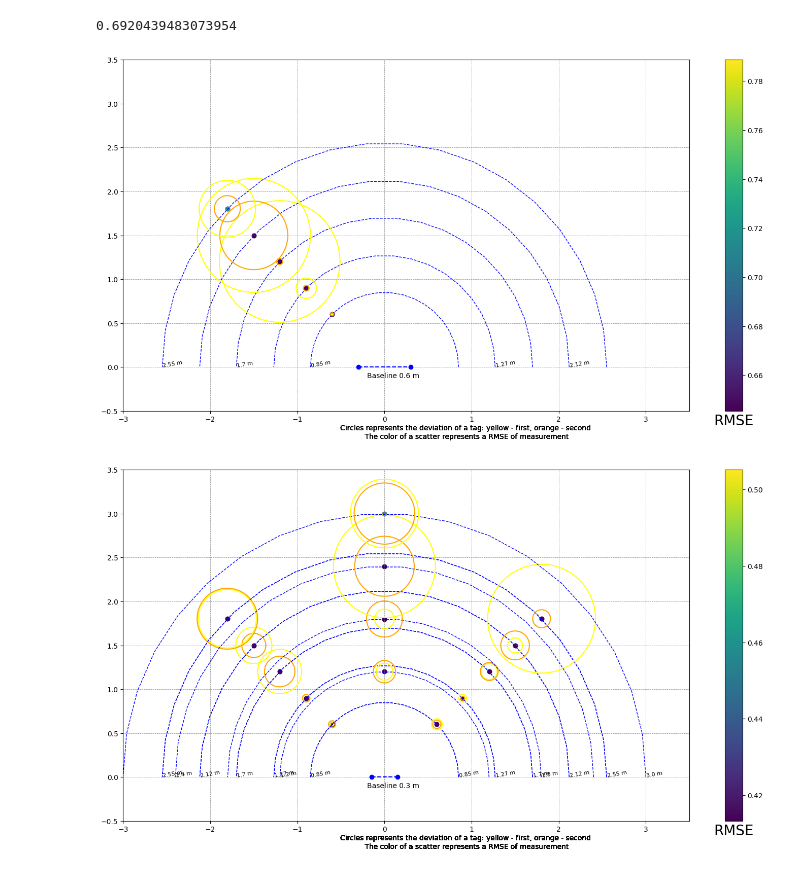
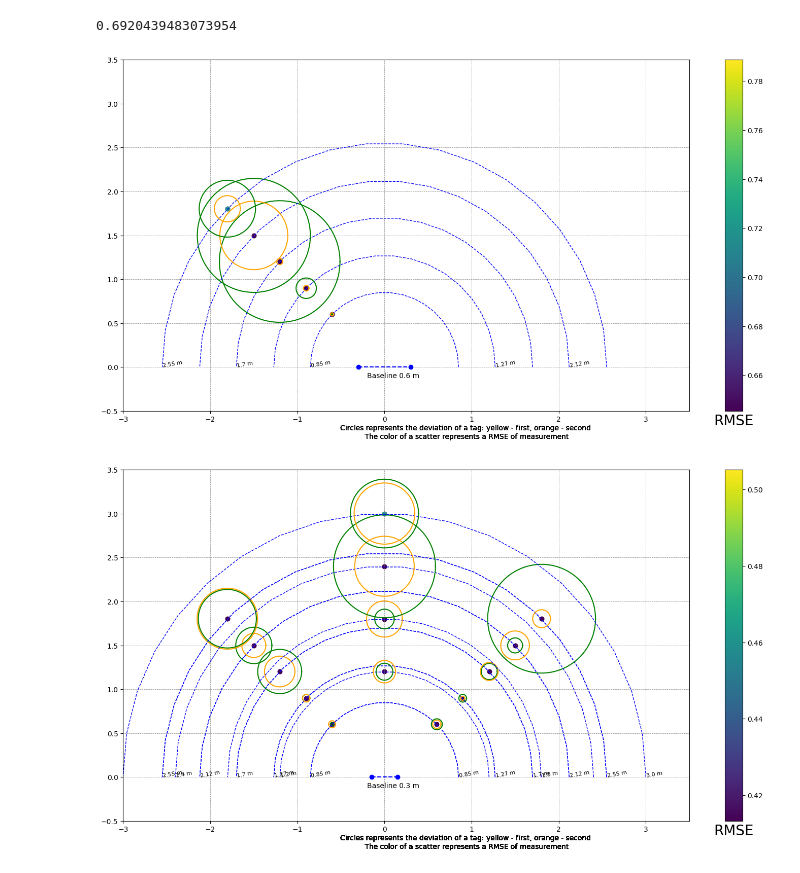
Before and after one commit to mTerentev/UWB_beacon, a Jupyter notebook: UWB_change_of_precision.ipynb, the cells around one changed output. Drawn from its saved outputs; the diff is of its cells as text; code cells hidden in the pictures.

Commit message:
Added visualzation of the results

```diff
--- a/UWB_change_of_precision.ipynb
+++ b/UWB_change_of_precision.ipynb
@@ -228,36 +228,36 @@ for dist, value in dictionary.items():
         for angle, value2 in value1.items():
             anchor_pose_x = r * np.cos(angle)
             anchor_pose_y = r * np.sin(angle)
-            colors = ["yellow", "orange"]
+            colors = ["green", "orange"]
             for tag, tags_info in value2.items():
                 tag_n = int(tag.split(' ')[1])
                 dr = tags_info["STD"]
                 rmse = tags_info["RMSE"]
                 est = tags_info["Estimated_val"]
                 angles = np.linspace(0 * np.pi, 2 * np.pi, 100)
 
                 # tag_pos = (anchor_pose_x + anchor_pose_x*0.05*(-1)**(tag_n%2), anchor_pose_y)
 
                 # Show std of a tag
                 xs = anchor_pose_x + dr * np.cos(angles)
                 ys = anchor_pose_y + dr * np.sin(angles)
                 plt.plot(xs, ys, color=colors[tag_n])
                 plt.scatter(anchor_pose_x, anchor_pose_y, c=rmse/max_err, cmap='viridis')
 
                 # Show the results for each tag
                 # est_x = est * np.cos(angle)
                 # est_y = est * np.sin(angle)
                 # plt.scatter(est_x, est_y, c=colors[tag_n])
                 # plt.gca().annotate(f'tag_{tag_n+1}', xy=(est_x, est_y), xycoords='data', fontsize=8, rotation=10)
 
         txt = "Circles represents the deviation of a tag: yellow - first, orange - second\n The color of a scatter represents a RMSE of measurement"
         fig.text(.5, .05, txt, ha='center')
     cbar = plt.colorbar()
     cbar.ax.set_xlabel('RMSE', fontsize=20)
 
     plt.xlim(-3, 3.5)
     plt.ylim(-0.5, 3.5)
     plt.show()
 # %% [output]
-[figure, old version]
+[figure, new version]
-[figure, old version]
+[figure, new version]
```
